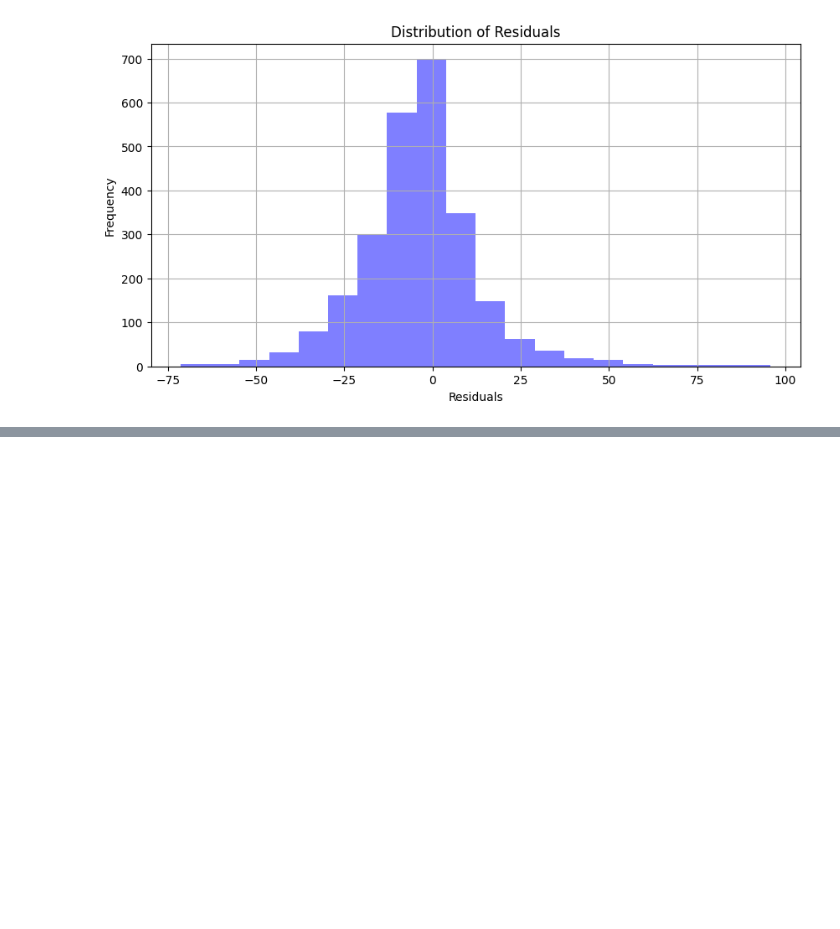
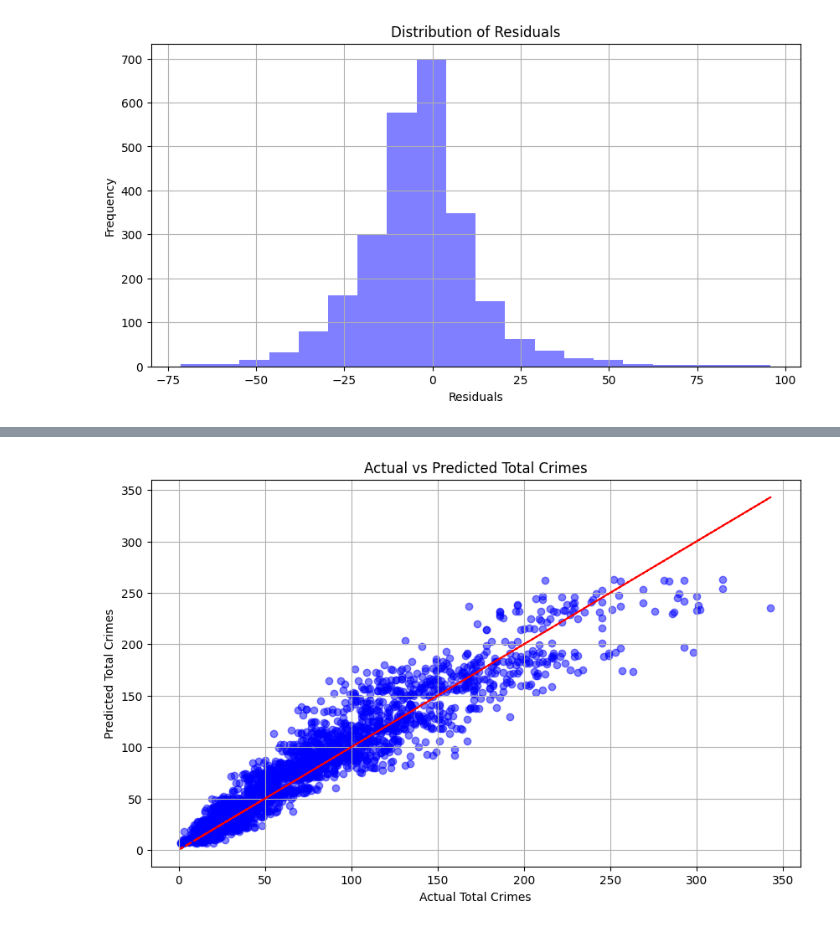
Before and after one commit to Gigilui15/FYP-CrimePrediction, a Jupyter notebook: Scripts/Final Year Project.ipynb, the cells around one changed output, grey strips where cells are left out. Drawn from its saved outputs; the diff is of its cells as text; code cells hidden in the pictures; blank space fills up the shorter version.

```diff
--- a/Scripts/Final Year Project.ipynb
+++ b/Scripts/Final Year Project.ipynb
@@ -1235,0 +1330,91 @@ Correlation Coefficient (R): 0.9562900457554956
+# %%
+import pandas as pd
+import numpy as np
+import tensorflow as tf
+from sklearn.preprocessing import StandardScaler
+from sklearn.metrics import mean_squared_error, mean_absolute_error, r2_score
+import matplotlib.pyplot as plt
+
+# Load the test dataset
+test_data = pd.read_csv(r'C:\\Users\\luigi\\Desktop\\Third Year\\Thesis\\Artefact\\TrainTestSplit\\test_set.csv')
+
+# Extract features from test set
+X_test = test_data.drop(columns=['total_crimes'])
+
+# Standardize test features
+scaler = StandardScaler()
+X_test_scaled = scaler.fit_transform(X_test)
+
+# Define the neural network architecture
+model = tf.keras.Sequential([
+    tf.keras.layers.Dense(128, activation='relu', input_shape=(X_test_scaled.shape[1],)),
+    tf.keras.layers.Dropout(0.1),  # Dropout layer with a dropout rate of 20%
+    tf.keras.layers.Dense(128, activation='relu'),
+    tf.keras.layers.Dropout(0.1),  # Dropout layer with a dropout rate of 20%
+    tf.keras.layers.Dense(128, activation='relu'),
+    tf.keras.layers.Dropout(0.1),
+    tf.keras.layers.Dense(128, activation='relu'),
+    tf.keras.layers.Dropout(0.1),
+    tf.keras.layers.Dense(128, activation='relu'),
+    tf.keras.layers.Dropout(0.0),# Dropout layer with a dropout rate of 20%
+    tf.keras.layers.Dense(1)
+])
+
+# Load the saved weights
+model.load_weights('model_weights.pkl')
+
+# Predict total_crimes for test set
+predictions = model.predict(X_test_scaled, verbose=0)
+
+# Calculate evaluation metrics
+mse = mean_squared_error(test_data['total_crimes'], predictions)
+rmse = np.sqrt(mse)
+mae = mean_absolute_error(test_data['total_crimes'], predictions)
+r2 = r2_score(test_data['total_crimes'], predictions)
+
+# Print the evaluation metrics
+print("\nMean Squared Error (MSE):", mse)
+print("Root Mean Squared Error (RMSE):", rmse)
+print("Mean Absolute Error (MAE):", mae)
+print("R-squared (R2):", r2)
+
+# Print the test dataset with predictions
+test_data_with_predictions = test_data.copy()
+test_data_with_predictions['predicted_total_crimes'] = predictions.flatten()
+print("\n",test_data_with_predictions)
+
+# Save the DataFrame to a CSV file
+test_data_with_predictions.to_csv('test_data_with_predictions.csv', index=False)
+
+# Plot actual vs predicted values without sorting
+plt.figure(figsize=(10, 6))
+plt.scatter(test_data['total_crimes'], predictions, color='blue', alpha=0.5)
+plt.plot(test_data['total_crimes'], test_data['total_crimes'], color='red', linestyle='--')
+plt.title('Actual vs Predicted Total Crimes')
+plt.xlabel('Actual Total Crimes')
+plt.ylabel('Predicted Total Crimes')
+plt.grid(True)
+plt.show()
+
+# Calculate residuals
+residuals = test_data['total_crimes'] - predictions.flatten()
+
+# Plot residual plot
+plt.figure(figsize=(10, 6))
+plt.scatter(test_data['total_crimes'], residuals, color='blue', alpha=0.5)
+plt.axhline(y=0, color='red', linestyle='--')
+plt.title('Residual Plot')
+plt.xlabel('Actual Total Crimes')
+plt.ylabel('Residuals')
+plt.grid(True)
+plt.show()
+
+# Plot distribution of residuals
+plt.figure(figsize=(10, 5))
+plt.hist(residuals, bins=20, color='blue', alpha=0.5)
+plt.title('Distribution of Residuals')
+plt.xlabel('Residuals')
+plt.ylabel('Frequency')
+plt.grid(True)
+plt.show()
+# %% [output]
@@ -1235,0 +1440 @@ Correlation Coefficient (R): 0.9562900457554956
+[figure, added]
```
Also changed, not shown: parts of 7 cells of this notebook, 8 other files.
